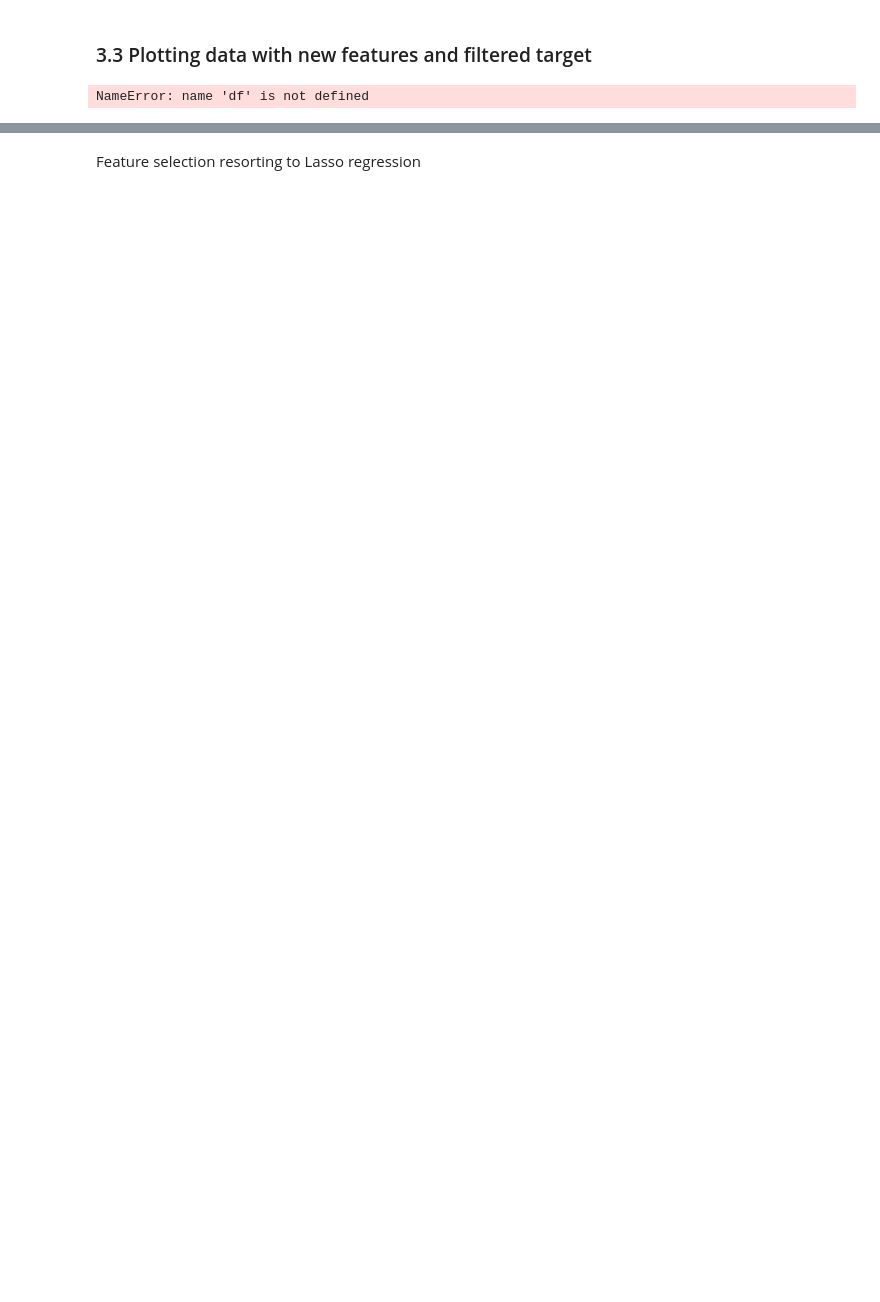
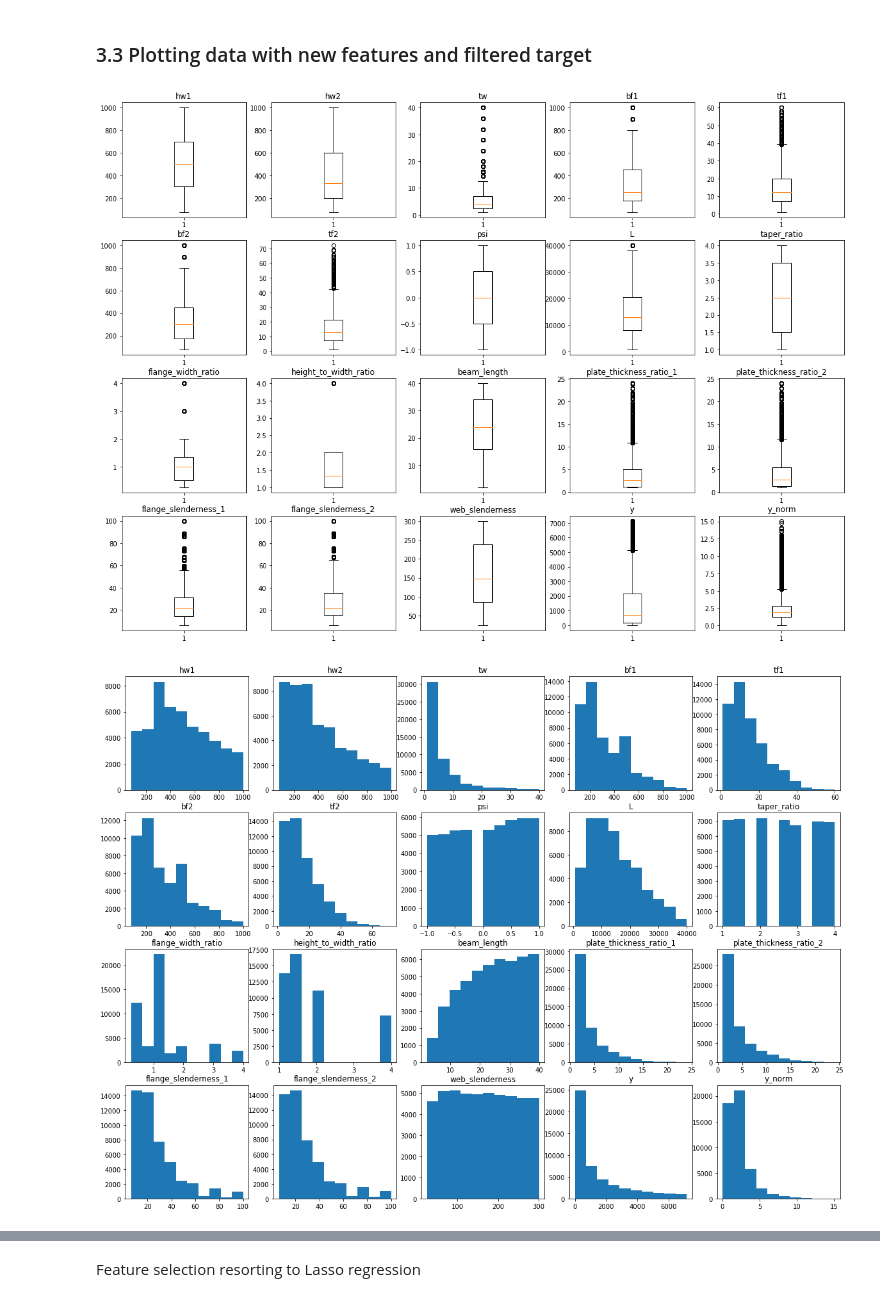
Before and after one commit to mishasilva01/FAA_project2, a Jupyter notebook: script.ipynb, the cells around one changed output, grey strips where cells are left out. Saved outputs shown, nothing was run; the diff lists cells and outputs as text; code cells hidden in the pictures; blank space fills up the shorter version.

```diff
--- a/script.ipynb
+++ b/script.ipynb
@@ -85,7 +96,7 @@ for i in range(len(df.columns)):
 ### 3.1 Eliminating samples with outliers in target variable
 # %%
 def df_outlier_elimination(df):
-    y = df.copy().iloc[:, -1].values
+    y = df.y.copy().values
     y_sort = np.sort(y)
     # quantiles
     Q1 = y_sort[round(len(y_sort)*0.25)]
@@ -137,10 +135,13 @@ def df_extend(df):
     df_extended["flange_slenderness_2"] = df.bf2 / df.tf2
     df_extended["web_slenderness"] = df[["hw1", "hw2"]].max(axis=1) / df.tw
 
-    # change y position
+    # change y and y_norm positions
     y_aux = df_extended.y
-    df_extended = df_extended.drop(columns="y")
+    y_norm_aux = df_extended.y_norm
+    df_extended = df_extended.drop(columns=["y", "y_norm"])
+    df_extended = df_extended
     df_extended["y"] = y_aux
+    df_extended["y_norm"] = y_norm_aux
 
     return df_extended
 
@@ -148,21 +149,22 @@ def df_extend(df):
 # %% [markdown]
 ### 3.3 Plotting data with new features and filtered target
 # %%
-df_new = df_outlier_elimination( df_extend(df) )
+df_new = df_outlier_elimination( df_extend(df.copy()) )
 %matplotlib inline
 # Boxplots
 plt.figure(figsize=(20,15))
 for i in range(len(df_new.columns)):
     plt.subplot(4,5,i+1)
     plt.boxplot(df_new.iloc[:,i])
     plt.title(df_new.columns[i])
 
 # Histograms
 plt.figure(figsize=(20,15))
 for i in range(len(df_new.columns)):
     plt.subplot(4,5,i+1)
     plt.hist(df_new.iloc[:,i])
     plt.title(df_new.columns[i])
 # %% [output]
-NameError: name 'df' is not defined
+[figure, added]
+[figure, added]
 # %% [markdown]
```
Also changed, not shown: parts of 32 cells of this notebook.
